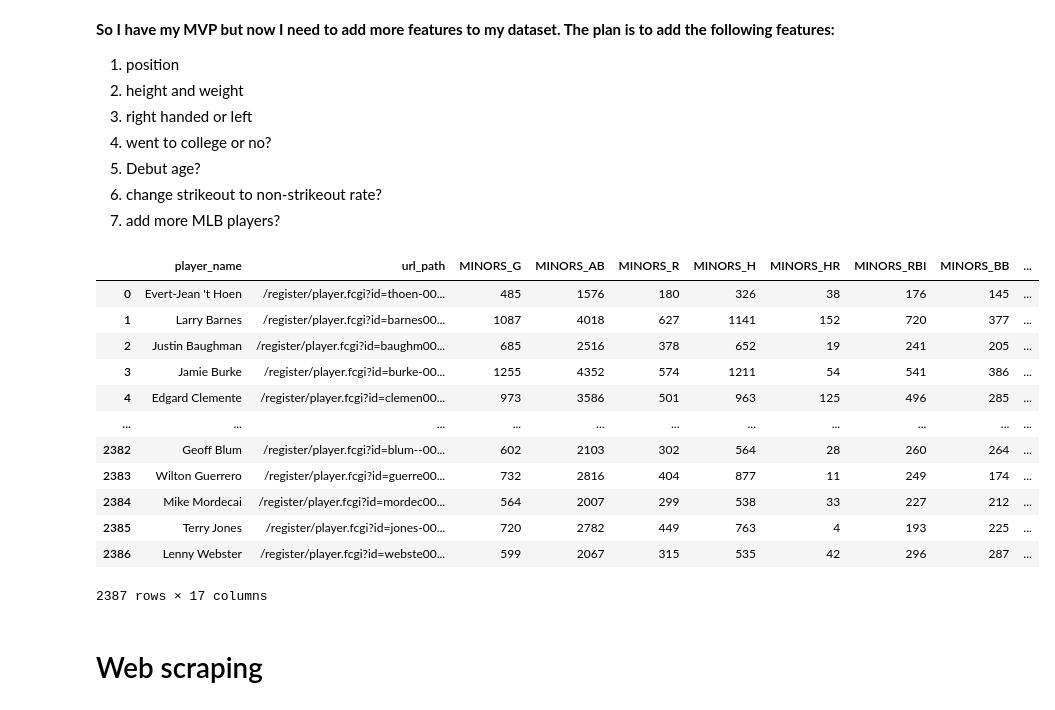
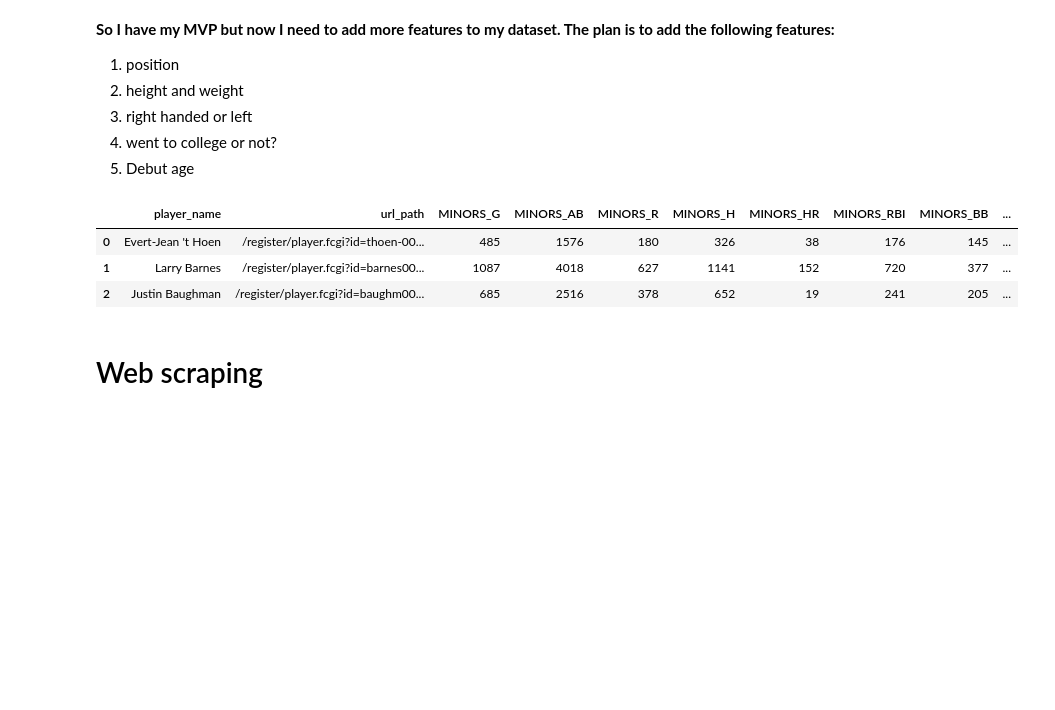
Before and after one commit to samirthanedar/Predicting-Length-of-MLB-Careers-from-Minor-League-Stats, a Jupyter notebook: 02_data_collection.ipynb, the cells around one changed output. Cells and saved outputs as stored; diff of their text form; code cells hidden in the pictures; blank space fills up the shorter version.

```diff
--- a/02_data_collection.ipynb
+++ b/02_data_collection.ipynb
@@ -3,10 +3,8 @@
 1. position
 1. height and weight
 1. right handed or left
-1. went to college or no?
-1. Debut age?
-1. change strikeout to non-strikeout rate?
-1. add more MLB players?
+1. went to college or not?
+1. Debut age
 # %%
 import pickle
 import numpy as np
@@ -35,20 +33,11 @@ import datetime as dt
 with open('total_players_2000.pkl', 'rb') as handle:
     wow = pickle.load(handle)
 # %%
-wow
+wow.head(3)
 # %% [output]
 |  | player_name | url_path | MINORS_G | MINORS_AB | MINORS_R | MINORS_H | MINORS_HR | MINORS_RBI | MINORS_BB | ... |
 | 0 | Evert-Jean 't Hoen | /register/player.fcgi?id=thoen-00... | 485 | 1576 | 180 | 326 | 38 | 176 | 145 | ... |
 | 1 | Larry Barnes | /register/player.fcgi?id=barnes00... | 1087 | 4018 | 627 | 1141 | 152 | 720 | 377 | ... |
 | 2 | Justin Baughman | /register/player.fcgi?id=baughm00... | 685 | 2516 | 378 | 652 | 19 | 241 | 205 | ... |
-| 3 | Jamie Burke | /register/player.fcgi?id=burke-00... | 1255 | 4352 | 574 | 1211 | 54 | 541 | 386 | ... |
-| 4 | Edgard Clemente | /register/player.fcgi?id=clemen00... | 973 | 3586 | 501 | 963 | 125 | 496 | 285 | ... |
-| ... | ... | ... | ... | ... | ... | ... | ... | ... | ... | ... |
-| 2382 | Geoff Blum | /register/player.fcgi?id=blum--00... | 602 | 2103 | 302 | 564 | 28 | 260 | 264 | ... |
-| 2383 | Wilton Guerrero | /register/player.fcgi?id=guerre00... | 732 | 2816 | 404 | 877 | 11 | 249 | 174 | ... |
-| 2384 | Mike Mordecai | /register/player.fcgi?id=mordec00... | 564 | 2007 | 299 | 538 | 33 | 227 | 212 | ... |
-| 2385 | Terry Jones | /register/player.fcgi?id=jones-00... | 720 | 2782 | 449 | 763 | 4 | 193 | 225 | ... |
-| 2386 | Lenny Webster | /register/player.fcgi?id=webste00... | 599 | 2067 | 315 | 535 | 42 | 296 | 287 | ... |
-2387 rows × 17 columns
 # %% [markdown]
 # Web scraping
```
Also changed, not shown: parts of 27 cells of this notebook, 5 other files.
